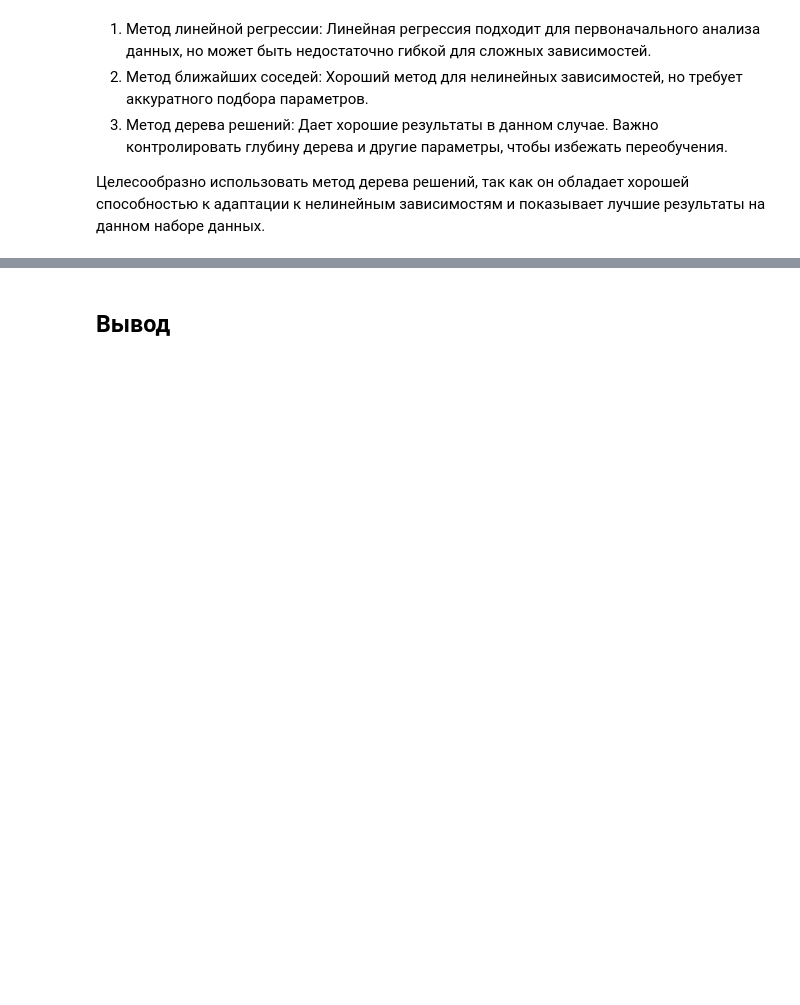
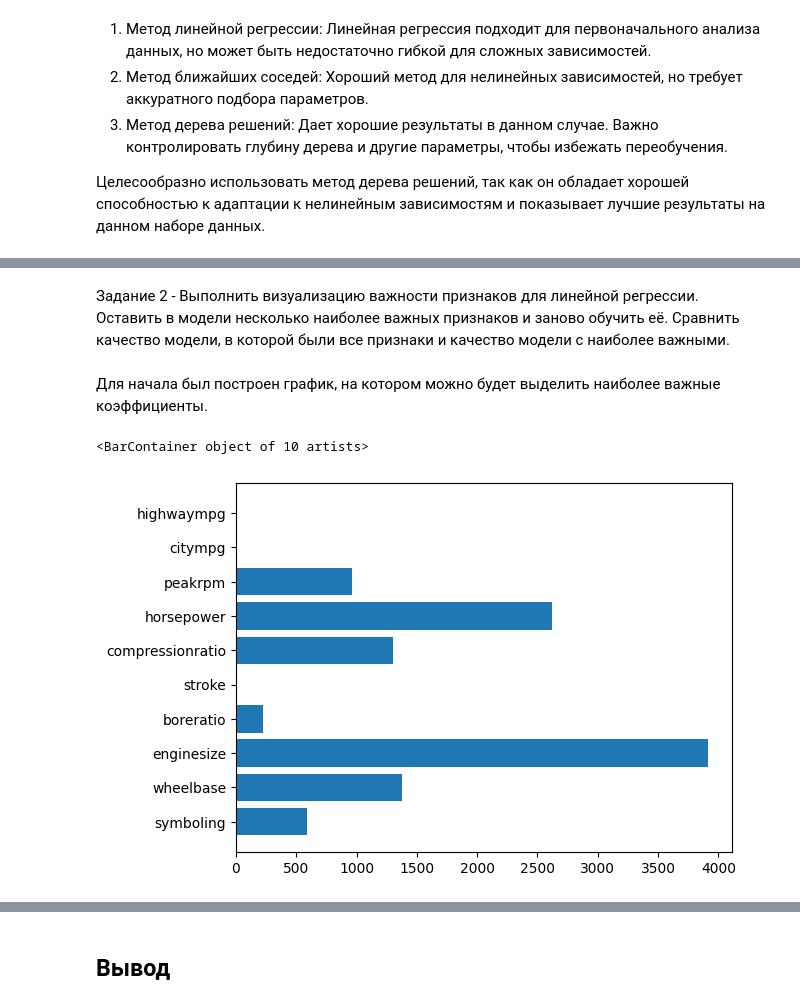
Before and after one commit to TanukiY/DataAnalysis, a Jupyter notebook: LR3/LR3_Nikolaev_Var7.ipynb, the cells around one changed output, grey strips where cells are left out. Cells and saved outputs as stored; diff of their text form; code cells hidden in the pictures; blank space fills up the shorter version.

```diff
--- a/LR3/LR3_Nikolaev_Var7.ipynb
+++ b/LR3/LR3_Nikolaev_Var7.ipynb
@@ -777,0 +797,10 @@ plt.show()
+# %% [markdown]
+Задание 2 - Выполнить визуализацию важности признаков для линейной регрессии. Оставить в модели несколько наиболее важных признаков и заново обучить её. Сравнить качество модели, в которой были все признаки и качество модели с наиболее важными.
+# %% [markdown]
+Для начала был построен график, на котором можно будет выделить наиболее важные коэффициенты.
+# %%
+pd.DataFrame({"Feature":df_param.columns,"Coefficients":model.coef_.flatten().T})
+plt.barh(df_param.columns, model.coef_.flatten())
+# %% [output]
+<BarContainer object of 10 artists>
+[figure, added]
```
Also changed, not shown: parts of 45 cells of this notebook, 2 other files.
